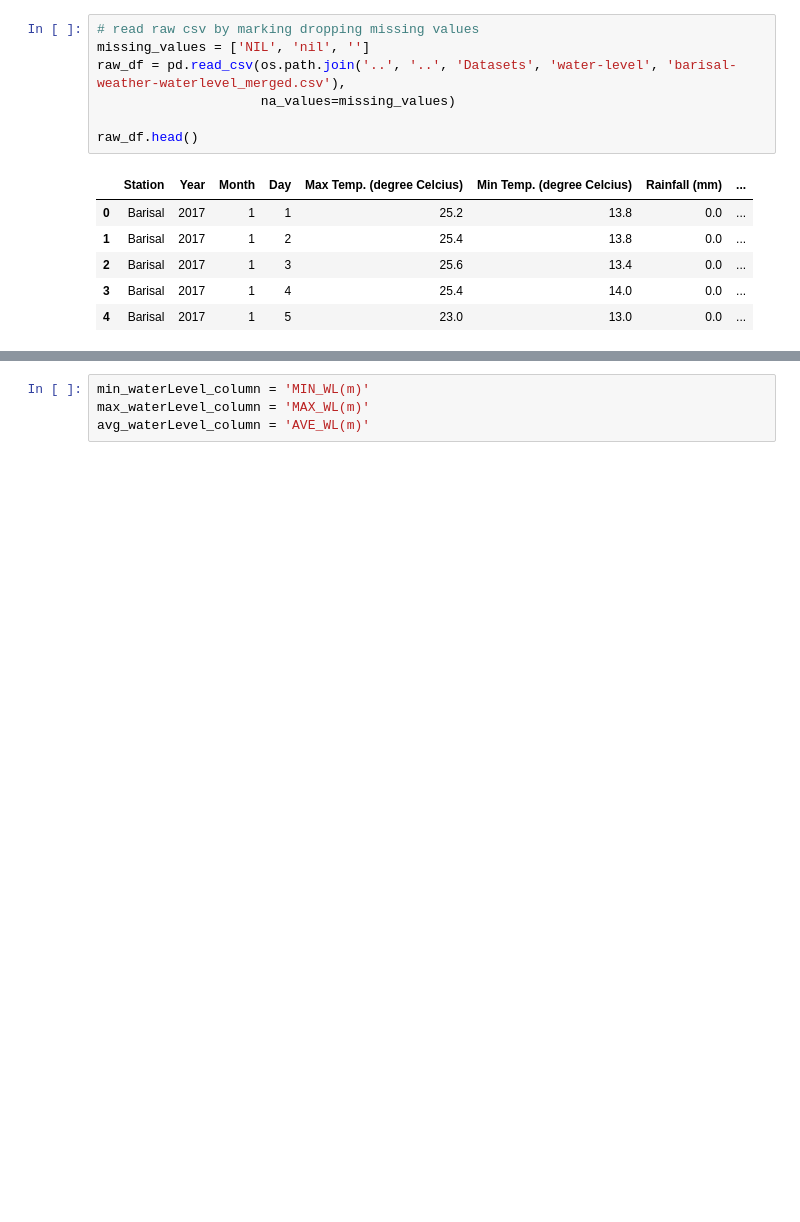
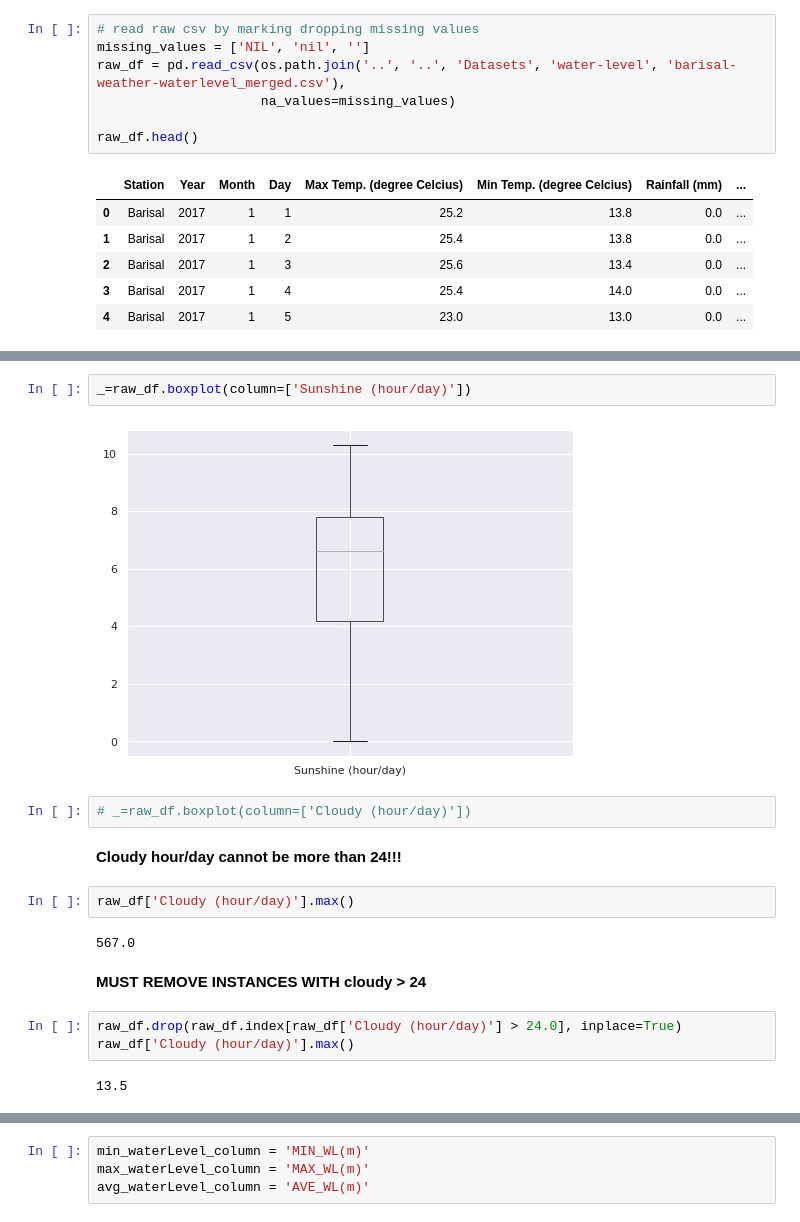
Before and after one commit to RifatIslamOmio/Weather-WaterLevel-Prediction-ML, a Jupyter notebook: Notebooks/waterlevel-dataset/waterlevel-eda.ipynb, the cells around one changed output, grey strips where cells are left out. Cells and saved outputs as stored; diff of their text form; blank space fills up the shorter version.

```diff
--- a/Notebooks/waterlevel-dataset/waterlevel-eda.ipynb
+++ b/Notebooks/waterlevel-dataset/waterlevel-eda.ipynb
@@ -76,0 +97,19 @@ Name: Month, dtype: int64
+# %%
+_=raw_df.boxplot(column=['Sunshine (hour/day)'])
+# %% [output]
+[figure, added]
+# %%
+# _=raw_df.boxplot(column=['Cloudy (hour/day)'])
+# %% [markdown]
+**Cloudy hour/day cannot be more than 24!!!**
+# %%
+raw_df['Cloudy (hour/day)'].max()
+# %% [output]
+567.0
+# %% [markdown]
+**MUST REMOVE INSTANCES WITH cloudy > 24**
+# %%
+raw_df.drop(raw_df.index[raw_df['Cloudy (hour/day)'] > 24.0], inplace=True)
+raw_df['Cloudy (hour/day)'].max()
+# %% [output]
+13.5
```
Also changed, not shown: parts of 27 cells of this notebook.
